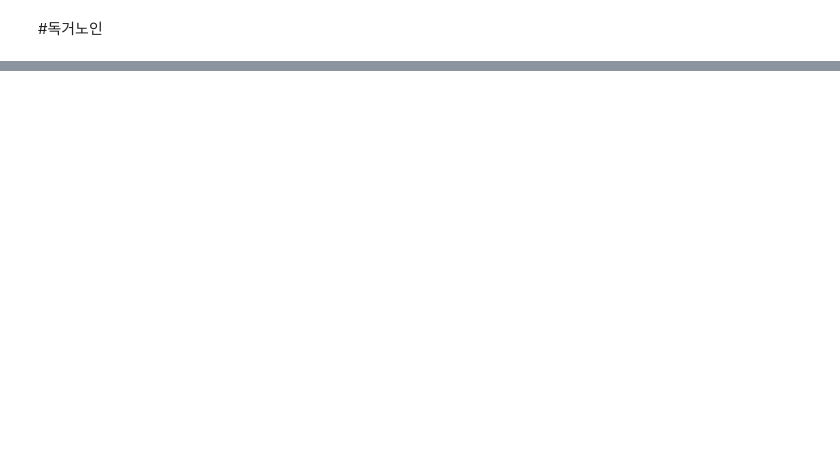
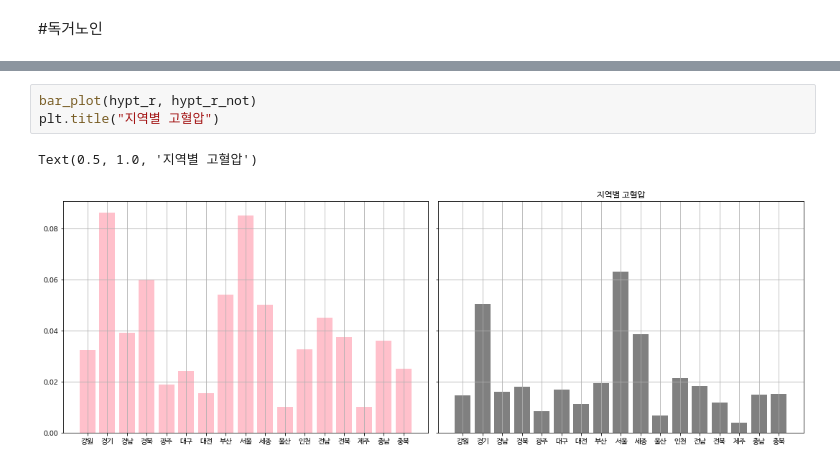
Before and after one commit to amthreeh/healthnutrition, a Jupyter notebook: [hr]_elderly_people.ipynb, the cells around one changed output, grey strips where cells are left out. Drawn from its saved outputs; the diff is of its cells as text; blank space fills up the shorter version.

```diff
--- a/[hr]_elderly_people.ipynb
+++ b/[hr]_elderly_people.ipynb
@@ -314,0 +345,6 @@ region_df.loc[region_df['region']==1, 'region']
+# %%
+bar_plot(hypt_r, hypt_r_not)
+plt.title("지역별 고혈압")
+# %% [output]
+Text(0.5, 1.0, '지역별 고혈압')
+[figure, added]
```
Also changed, not shown: parts of 61 cells of this notebook.
